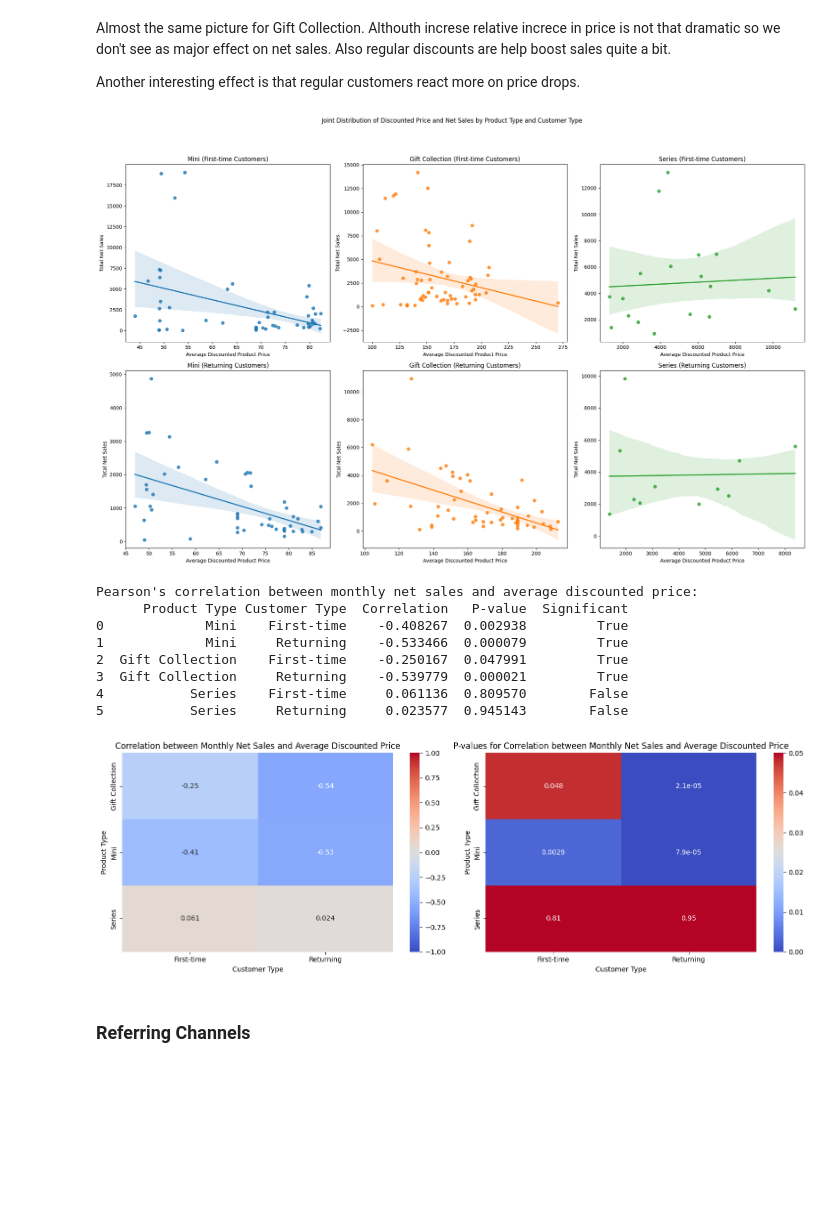
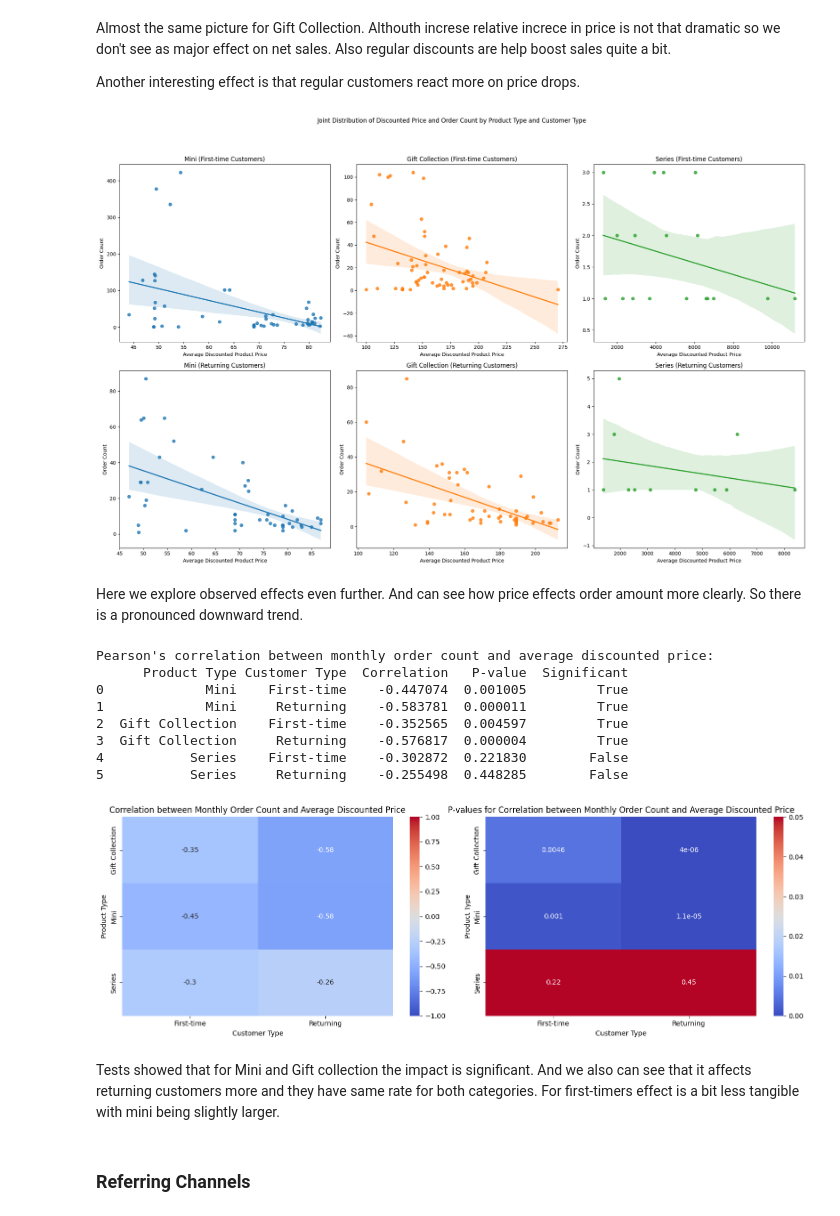
Before and after one commit to VladGrinDA/di-hackathon-2-da, a Jupyter notebook: sales_analysis.ipynb, the cells around one changed output. Drawn from its saved outputs; the diff is of its cells as text; code cells hidden in the pictures; blank space fills up the shorter version.

```diff
--- a/sales_analysis.ipynb
+++ b/sales_analysis.ipynb
@@ -996,7 +996,7 @@ customer_types = ['First-time', 'Returning']
 filtered_df = df[df.product_type.isin(product_types) & ~((df.product_type == 'Gift Collection') & (df.product_price > 500))]
 
 fig, axes = plt.subplots(2, 3, figsize=(20, 12))
-fig.suptitle("Joint Distribution of Discounted Price and Net Sales by Product Type and Customer Type", y=1.05)
+fig.suptitle("Joint Distribution of Discounted Price and Order Count by Product Type and Customer Type", y=1.05)
 
 for j, customer_type in enumerate(customer_types):
     customer_df = filtered_df[filtered_df.customer_type == customer_type]
@@ -1004,18 +1004,17 @@ for j, customer_type in enumerate(customer_types):
     monthly_data = customer_df.groupby([customer_df['day'].dt.to_period('M'), 'product_type']).agg({
         'price_discounted': 'mean',
         'product_price': 'mean',
-        'net_sales': 'sum'
+        'order_id': 'count'  # Changed from 'net_sales': 'sum' to 'order_id': 'count'
     }).reset_index()
 
     monthly_data['day'] = monthly_data['day'].dt.to_timestamp()
 
     for i, product_type in enumerate(product_types):
-        data = monthly_data[(monthly_data['product_type'] == product_type)
-                            ]
+        data = monthly_data[(monthly_data['product_type'] == product_type)]
         sns.regplot(
             data=data,
             x="price_discounted",
-            y="net_sales",
+            y="order_id",  # Changed from "net_sales" to "order_id"
             scatter=True,
             fit_reg=True,
             color=sns.color_palette()[i],
@@ -1024,17 +1023,19 @@ for j, customer_type in enumerate(customer_types):
 
         axes[j, i].set_title(f"{product_type} ({customer_type} Customers)")
         axes[j, i].set_xlabel("Average Discounted Product Price")
-        axes[j, i].set_ylabel("Total Net Sales")
+        axes[j, i].set_ylabel("Order Count")  # Changed from "Total Net Sales" to "Order Count"
 
 plt.tight_layout()
 plt.show()
 # %% [output]
-[figure, old version]
+[figure, new version]
+# %% [markdown]
+Here we explore observed effects even further. And can see how price effects order amount more clearly. So there is a pronounced downward trend.
 # %%
 from scipy import stats
 
 monthly_data = filtered_df.groupby([filtered_df['day'].dt.to_period('M'), 'product_type', 'customer_type']).agg({
-    'net_sales': 'sum',
+    'order_id': 'count',
     'price_discounted': 'mean'
 }).reset_index()
 
@@ -1043,45 +1044,47 @@ correlations = []
 for product_type in product_types:
     for customer_type in customer_types:
         subset = monthly_data[(monthly_data['product_type'] == product_type) &
                               (monthly_data['customer_type'] == customer_type)]
 
-        correlation, p_value = stats.pearsonr(subset['net_sales'], subset['price_discounted'])
+        correlation, p_value = stats.pearsonr(subset['order_id'], subset['price_discounted'])
 
         correlations.append({
             'Product Type': product_type,
             'Customer Type': customer_type,
             'Correlation': correlation,
             'P-value': p_value
         })
 
 correlation_df = pd.DataFrame(correlations)
 correlation_df['Significant'] = correlation_df['P-value'] < 0.05
 
-print("Pearson's correlation between monthly net sales and average discounted price:")
+print("Pearson's correlation between monthly order count and average discounted price:")
 print(correlation_df)
 
 fig, (ax1, ax2) = plt.subplots(1, 2, figsize=(15, 5))
 
 correlation_pivot = correlation_df.pivot(index='Product Type', columns='Customer Type', values='Correlation')
 sns.heatmap(correlation_pivot, annot=True, cmap='coolwarm', vmin=-1, vmax=1, center=0, ax=ax1)
-ax1.set_title("Correlation between Monthly Net Sales and Average Discounted Price")
+ax1.set_title("Correlation between Monthly Order Count and Average Discounted Price")
 
 p_value_pivot = correlation_df.pivot(index='Product Type', columns='Customer Type', values='P-value')
 sns.heatmap(p_value_pivot, annot=True, cmap='coolwarm', vmin=0, vmax=0.05, ax=ax2)
-ax2.set_title("P-values for Correlation between Monthly Net Sales and Average Discounted Price")
+ax2.set_title("P-values for Correlation between Monthly Order Count and Average Discounted Price")
 
 plt.tight_layout()
 plt.show()
 # %% [output]
-Pearson's correlation between monthly net sales and average discounted price:
+Pearson's correlation between monthly order count and average discounted price:
       Product Type Customer Type  Correlation   P-value  Significant
-0             Mini    First-time    -0.408267  0.002938         True
-1             Mini     Returning    -0.533466  0.000079         True
-2  Gift Collection    First-time    -0.250167  0.047991         True
-3  Gift Collection     Returning    -0.539779  0.000021         True
-4           Series    First-time     0.061136  0.809570        False
-5           Series     Returning     0.023577  0.945143        False
+0             Mini    First-time    -0.447074  0.001005         True
+1             Mini     Returning    -0.583781  0.000011         True
+2  Gift Collection    First-time    -0.352565  0.004597         True
+3  Gift Collection     Returning    -0.576817  0.000004         True
+4           Series    First-time    -0.302872  0.221830        False
+5           Series     Returning    -0.255498  0.448285        False
-[figure, old version]
+[figure, new version]
+# %% [markdown]
+Tests showed that for Mini and Gift collection the impact is significant. And we also can see that it affects returning customers more and they have same rate for both categories. For first-timers effect is a bit less tangible with mini being slightly larger.
 # %% [markdown]
 ### Referring Channels
 # %%
```
Also changed, not shown: parts of 12 cells of this notebook, 5 other files.
